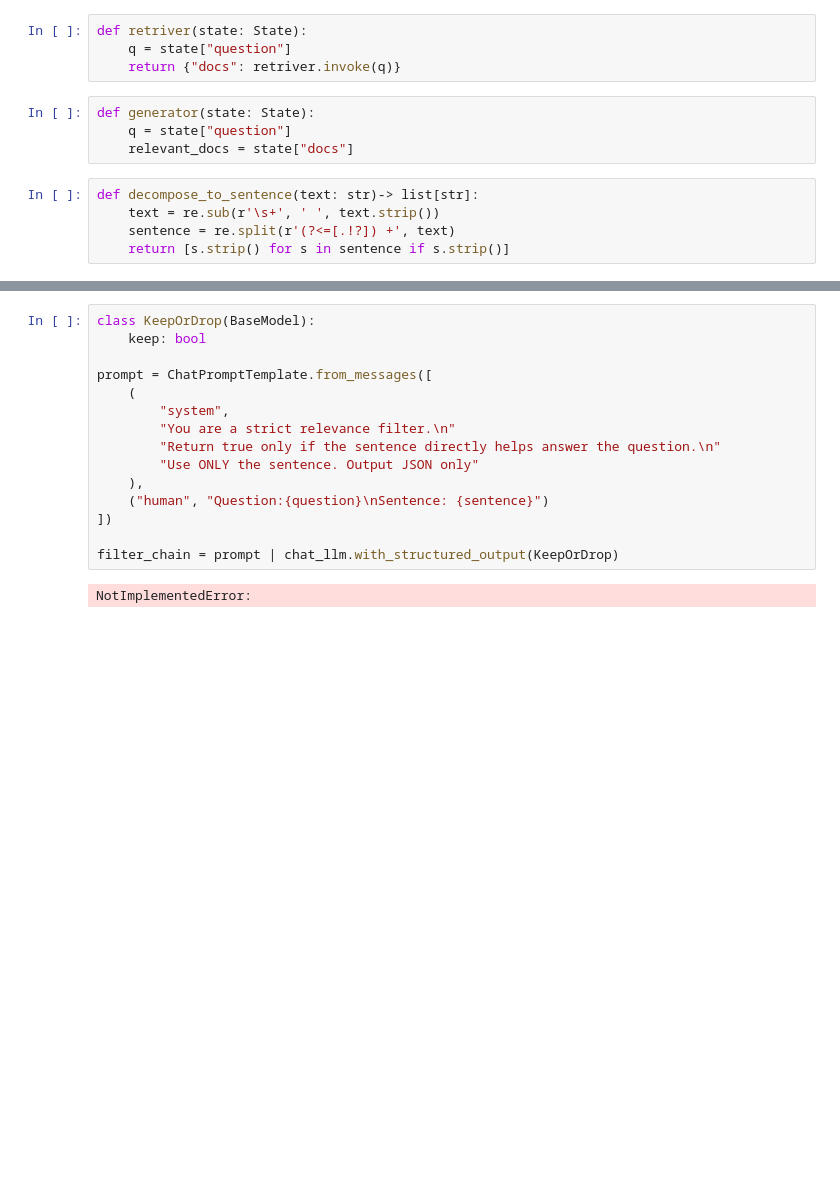
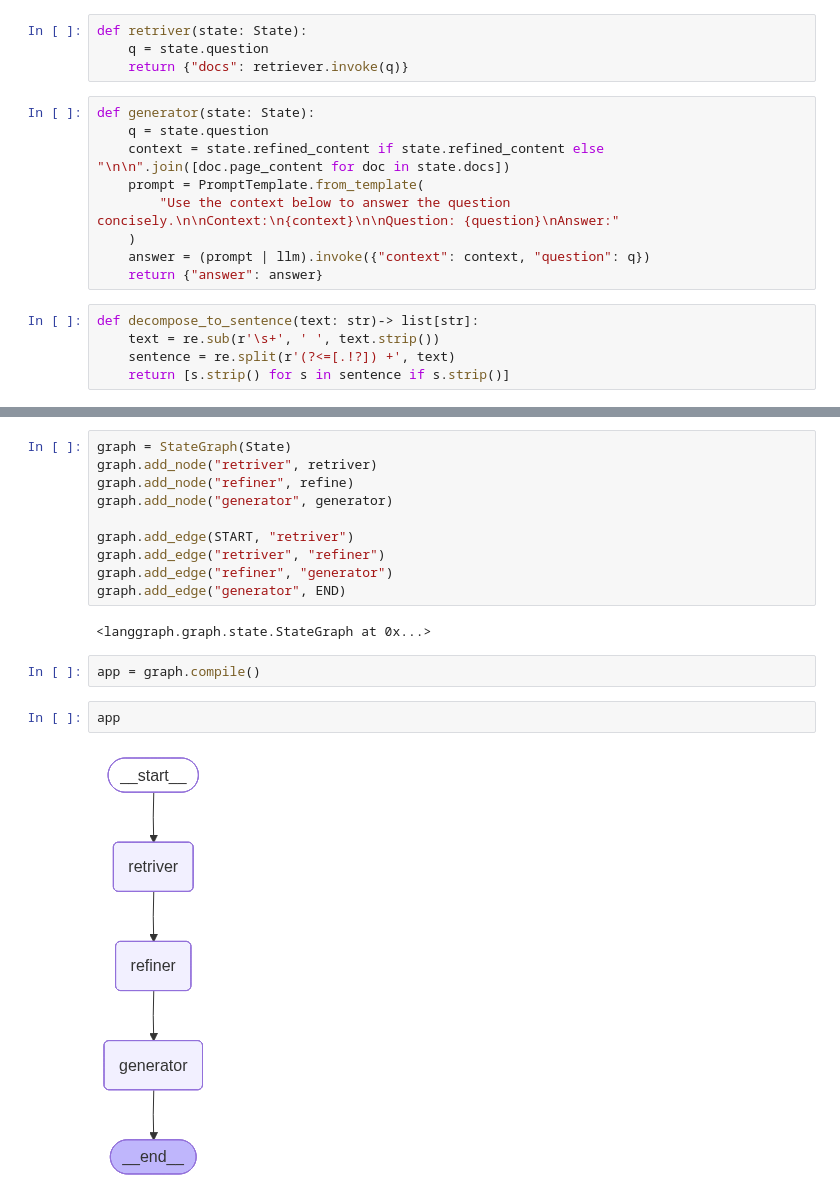
Before and after one commit to laya7171/CRAG, a Jupyter notebook: rag.ipynb, the cells around one changed output, grey strips where cells are left out. Cells and saved outputs as stored; diff of their text form; blank space fills up the shorter version.

Commit message:
Updt: code change refiner add

```diff
--- a/rag.ipynb
+++ b/rag.ipynb
@@ -51,11 +58,16 @@ class State(BaseModel):
 # %%
 def retriver(state: State):
-    q = state["question"]
-    return {"docs": retriver.invoke(q)}
+    q = state.question
+    return {"docs": retriever.invoke(q)}
 # %%
 def generator(state: State):
-    q = state["question"]
-    relevant_docs = state["docs"]
+    q = state.question
+    context = state.refined_content if state.refined_content else "\n\n".join([doc.page_content for doc in state.docs])
+    prompt = PromptTemplate.from_template(
+        "Use the context below to answer the question concisely.\n\nContext:\n{context}\n\nQuestion: {question}\nAnswer:"
+    )
+    answer = (prompt | llm).invoke({"context": context, "question": q})
+    return {"answer": answer}
 # %%
 def decompose_to_sentence(text: str)-> list[str]:
     text = re.sub(r'\s+', ' ', text.strip())
@@ -70,17 +112,18 @@ graph.add_node("generator", generator)
 # %%
-class KeepOrDrop(BaseModel):
-    keep: bool
+graph = StateGraph(State)
+graph.add_node("retriver", retriver)
+graph.add_node("refiner", refine)
+graph.add_node("generator", generator)
 
-prompt = ChatPromptTemplate.from_messages([
-    (
-        "system",
-        "You are a strict relevance filter.\n"
-        "Return true only if the sentence directly helps answer the question.\n"
-        "Use ONLY the sentence. Output JSON only"
-    ),
-    ("human", "Question:{question}\nSentence: {sentence}")
-])
-
-filter_chain = prompt | chat_llm.with_structured_output(KeepOrDrop)
+graph.add_edge(START, "retriver")
+graph.add_edge("retriver", "refiner")
+graph.add_edge("refiner", "generator")
+graph.add_edge("generator", END)
 # %% [output]
-NotImplementedError:
+<langgraph.graph.state.StateGraph at 0x...>
+# %%
+app = graph.compile()
+# %%
+app
+# %% [output]
+[figure, added]
```
Also changed, not shown: parts of 10 cells of this notebook, 1 other file.
